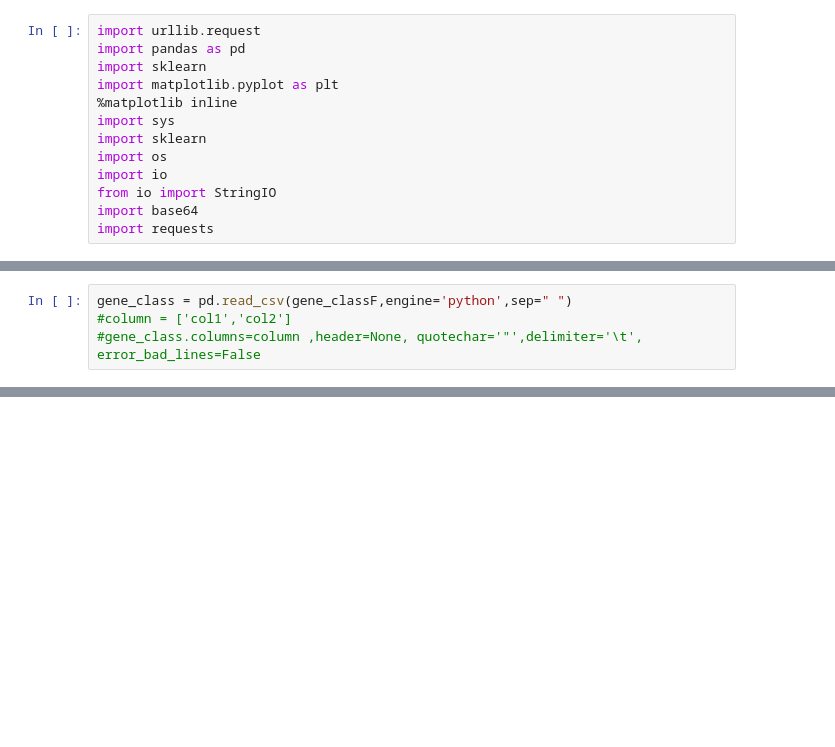
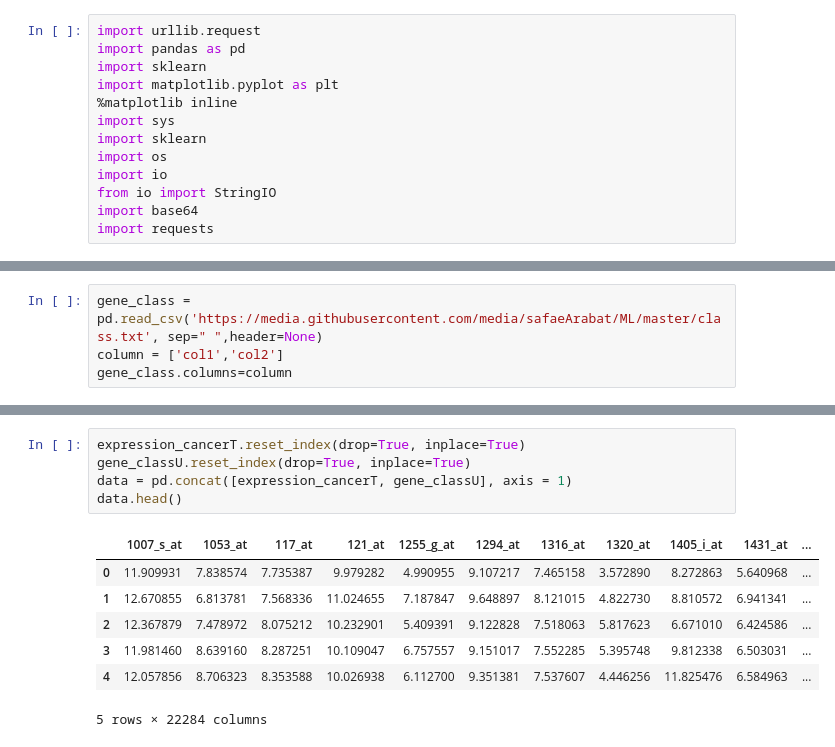
Before and after one commit to AsmaeBOUSATTA01/ML, a Jupyter notebook: Untitled14.ipynb, the cells around one changed output, grey strips where cells are left out. Drawn from its saved outputs; the diff is of its cells as text; blank space fills up the shorter version.

```diff
--- a/Untitled14.ipynb
+++ b/Untitled14.ipynb
@@ -24,4 +19,4 @@ npx: installed 1 in 2.879s
 # %%
-gene_class = pd.read_csv(gene_classF,engine='python',sep=" ")
-#column = ['col1','col2']
-#gene_class.columns=column ,header=None, quotechar='"',delimiter='\t', error_bad_lines=False
+gene_class = pd.read_csv('https://media.githubusercontent.com/media/safaeArabat/ML/master/class.txt', sep=" ",header=None)
+column = ['col1','col2']
+gene_class.columns=column
@@ -34,0 +61,13 @@ ParserError: ignored
+# %%
+expression_cancerT.reset_index(drop=True, inplace=True)
+gene_classU.reset_index(drop=True, inplace=True)
+data = pd.concat([expression_cancerT, gene_classU], axis = 1)
+data.head()
+# %% [output]
+|  | 1007_s_at | 1053_at | 117_at | 121_at | 1255_g_at | 1294_at | 1316_at | 1320_at | 1405_i_at | 1431_at | ... |
+| 0 | 11.909931 | 7.838574 | 7.735387 | 9.979282 | 4.990955 | 9.107217 | 7.465158 | 3.572890 | 8.272863 | 5.640968 | ... |
+| 1 | 12.670855 | 6.813781 | 7.568336 | 11.024655 | 7.187847 | 9.648897 | 8.121015 | 4.822730 | 8.810572 | 6.941341 | ... |
+| 2 | 12.367879 | 7.478972 | 8.075212 | 10.232901 | 5.409391 | 9.122828 | 7.518063 | 5.817623 | 6.671010 | 6.424586 | ... |
+| 3 | 11.981460 | 8.639160 | 8.287251 | 10.109047 | 6.757557 | 9.151017 | 7.552285 | 5.395748 | 9.812338 | 6.503031 | ... |
+| 4 | 12.057856 | 8.706323 | 8.353588 | 10.026938 | 6.112700 | 9.351381 | 7.537607 | 4.446256 | 11.825476 | 6.584963 | ... |
+5 rows × 22284 columns
```
Also changed, not shown: parts of 21 cells of this notebook.
